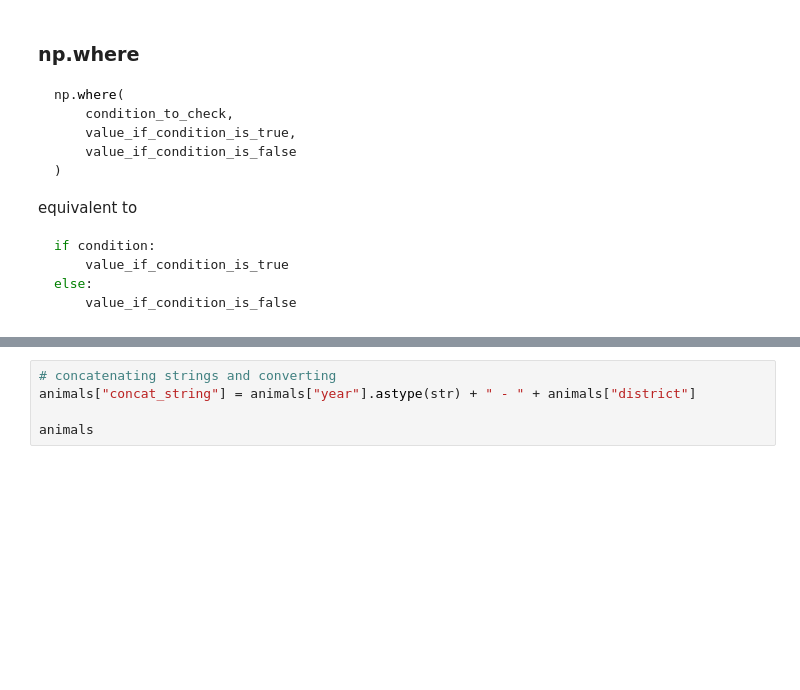
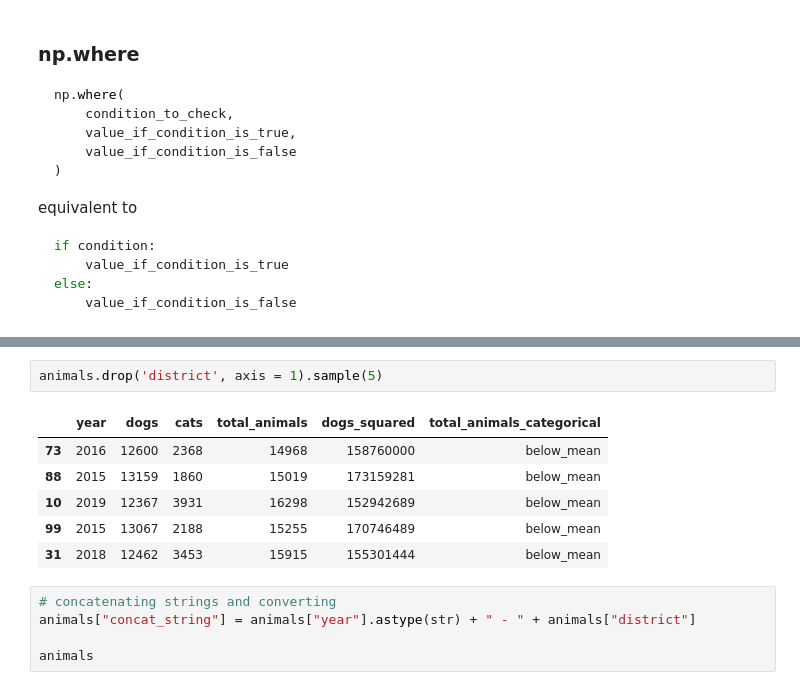
Before and after one commit to BOYSABIO/IE-University, a Jupyter notebook: IE_MASTERS/7_PYTHON_FOR_DATA_ANALYSIS/s15_pandas_reading_and_operations.ipynb, the cells around one changed output, grey strips where cells are left out. Saved outputs shown, nothing was run; the diff lists cells and outputs as text; blank space fills up the shorter version.

```diff
--- a/IE_MASTERS/7_PYTHON_FOR_DATA_ANALYSIS/s15_pandas_reading_and_operations.ipynb
+++ b/IE_MASTERS/7_PYTHON_FOR_DATA_ANALYSIS/s15_pandas_reading_and_operations.ipynb
@@ -497,3 +515,12 @@ animals.sample(5)
+# %%
+animals.drop('district', axis = 1).sample(5)
+# %% [output]
+|  | year | dogs | cats | total_animals | dogs_squared | total_animals_categorical |
+| 73 | 2016 | 12600 | 2368 | 14968 | 158760000 | below_mean |
+| 88 | 2015 | 13159 | 1860 | 15019 | 173159281 | below_mean |
+| 10 | 2019 | 12367 | 3931 | 16298 | 152942689 | below_mean |
+| 99 | 2015 | 13067 | 2188 | 15255 | 170746489 | below_mean |
+| 31 | 2018 | 12462 | 3453 | 15915 | 155301444 | below_mean |
 # %%
 # concatenating strings and converting
 animals["concat_string"] = animals["year"].astype(str) + " - " + animals["district"]
```
Also changed, not shown: parts of 9 cells of this notebook, 2 other files.
